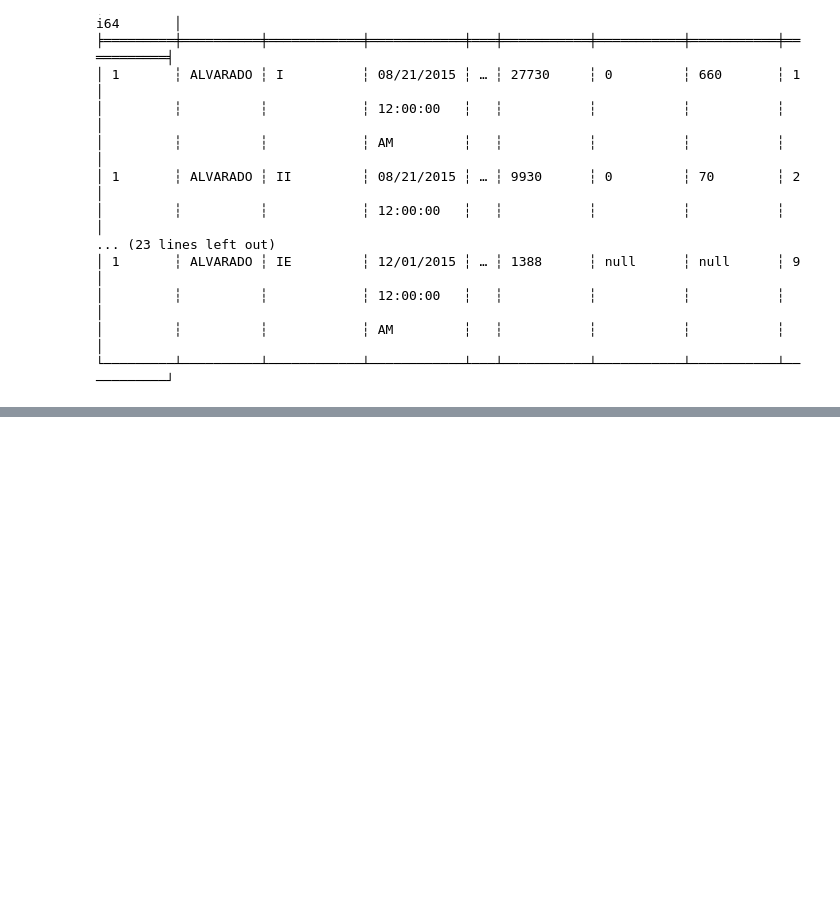
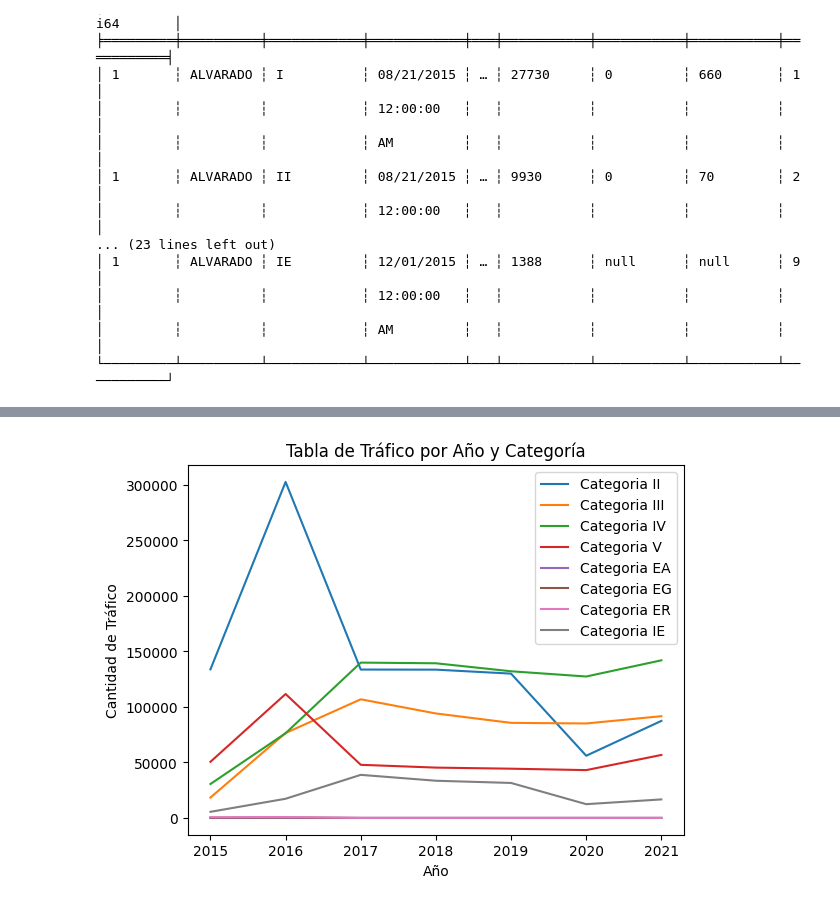
Before and after one commit to miguel104829/Traffic-information-analysis-with-polars, a Jupyter notebook: Volumenes de tránsito.ipynb, the cells around one changed output, grey strips where cells are left out. Cells and saved outputs as stored; diff of their text form; code cells hidden in the pictures; blank space fills up the shorter version.

```diff
--- a/Volumenes de tránsito.ipynb
+++ b/Volumenes de tránsito.ipynb
@@ -149,0 +304,36 @@ AttributeError: 'DataFrame' object has no attribute 'loc'
+# %%
+# Extract the data from the "tabla_trafico_año_categoria" table
+years = data['Año']
+#categoria_I = data['Categoria I']
+categoria_II = data['Categoria II']
+categoria_III = data['Categoria III']
+categoria_IV = data['Categoria IV']
+categoria_V = data['Categoria V']
+categoria_EA = data['Categoria EA']
+categoria_EG = data['Categoria EG']
+categoria_ER = data['Categoria ER']
+categoria_IE = data['Categoria IE']
+
+# Plot the data
+#plt.plot(years, categoria_I, label='Categoria I')
+plt.plot(years, categoria_II, label='Categoria II')
+plt.plot(years, categoria_III, label='Categoria III')
+plt.plot(years, categoria_IV, label='Categoria IV')
+plt.plot(years, categoria_V, label='Categoria V')
+plt.plot(years, categoria_EA, label='Categoria EA')
+plt.plot(years, categoria_EG, label='Categoria EG')
+plt.plot(years, categoria_ER, label='Categoria ER')
+plt.plot(years, categoria_IE, label='Categoria IE')
+
+# Add labels and title
+plt.xlabel('Año')
+plt.ylabel('Cantidad de Tráfico')
+plt.title('Tabla de Tráfico por Año y Categoría')
+
+# Add legend
+plt.legend()
+
+# Show the plot
+plt.show()
+# %% [output]
+[figure, added]
```
Also changed, not shown: parts of 9 cells of this notebook.
